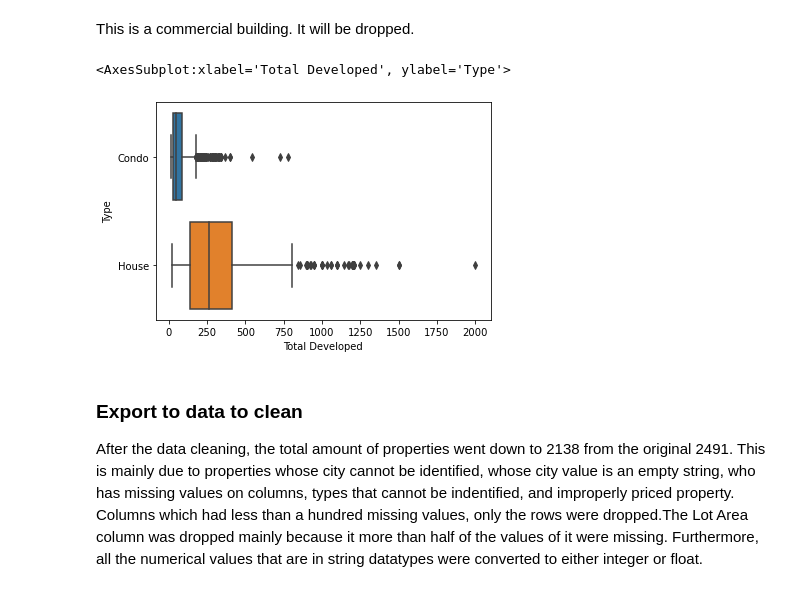
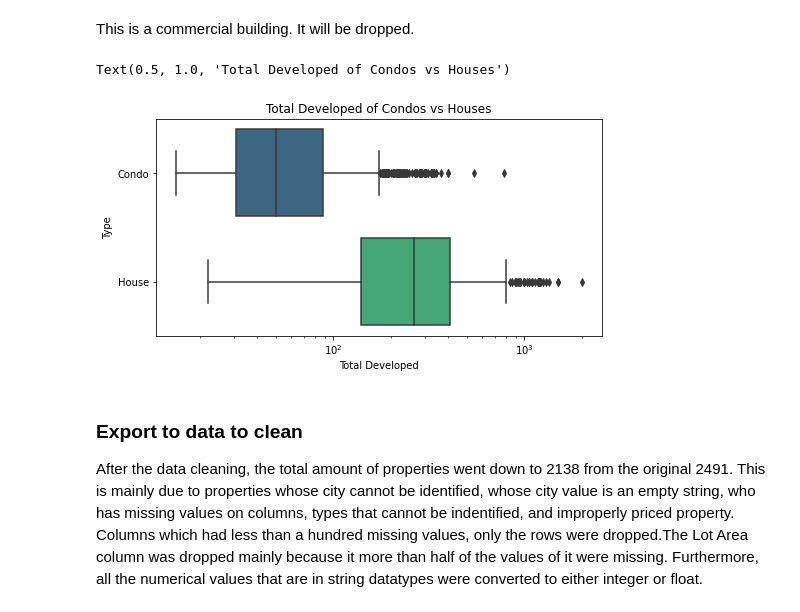
Before and after one commit to cc-visionary/DATA102-Property-Access-PH, a Jupyter notebook: Scraping and EDA.ipynb, the cells around one changed output. Cells and saved outputs as stored; diff of their text form; code cells hidden in the pictures.

```diff
--- a/Scraping and EDA.ipynb
+++ b/Scraping and EDA.ipynb
@@ -1015,11 +1012,14 @@ df['URL'][1201]
 This is a commercial building. It will be dropped.
 # %%
 df = df.drop(df[(df['Type']=='House') & (df['Total Developed'] > 3000)].index)
-# %%
-sns.boxplot(data=df, x='Total Developed', y='Type')
-# %% [output]
-<AxesSubplot:xlabel='Total Developed', ylabel='Type'>
-[figure, removed]
+# %%
+fig, ax= plt.subplots(figsize=(8, 4))
+ax.set_xscale('log')
+sns.boxplot(data=df, x='Total Developed', y='Type', palette='viridis', ax=ax)
+plt.title('Total Developed of Condos vs Houses')
+# %% [output]
+Text(0.5, 1.0, 'Total Developed of Condos vs Houses')
+[figure, added]
 # %% [markdown]
 ### Export to data to clean
 After the data cleaning, the total amount of properties went down to 2138 from the original 2491. This is mainly due to properties whose city cannot be identified, whose city value is an empty string, who has missing values on columns, types that cannot be indentified, and improperly priced property. Columns which had less than a hundred missing values, only the rows were dropped.The Lot Area column was dropped mainly because it more than half of the values of it were missing.  Furthermore, all the numerical values that are in string datatypes were converted to either integer or float.
```
Also changed, not shown: parts of 19 cells of this notebook, 1 other file.
